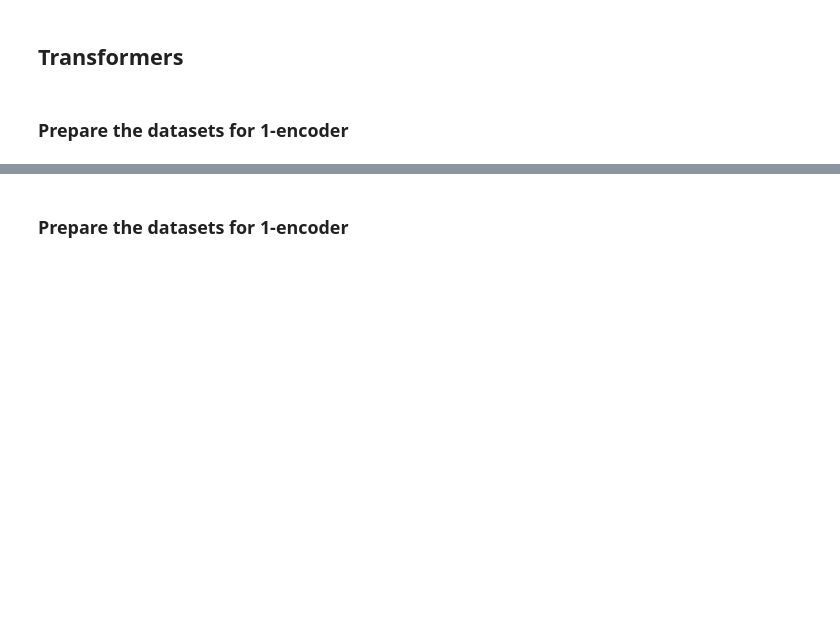
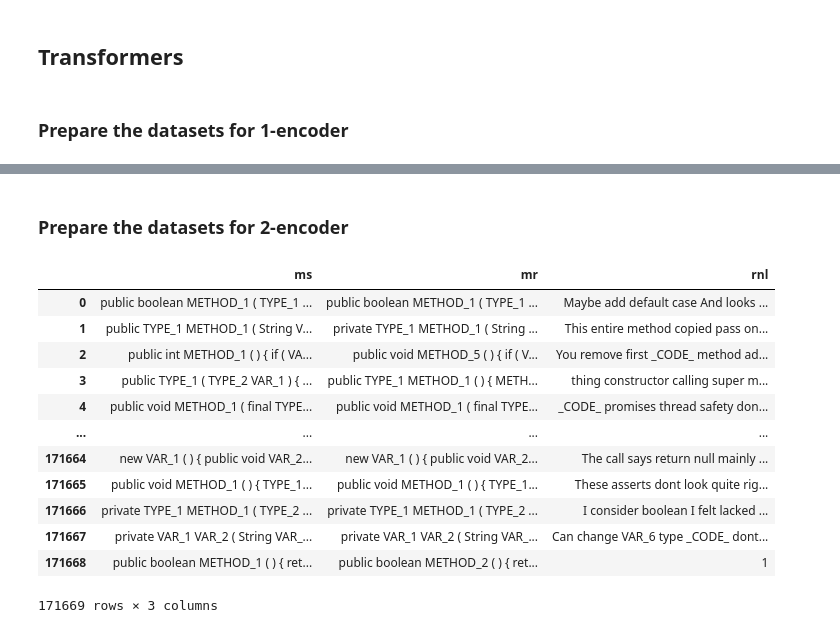
Before and after one commit to melihcatal/EmpiricalCodeReviewAnalysis, a Jupyter notebook: preprocessing.ipynb, the cells around one changed output, grey strips where cells are left out. Drawn from its saved outputs; the diff is of its cells as text; code cells hidden in the pictures; blank space fills up the shorter version.

Commit message:
prepare 2-encoder datasets for transformer model

```diff
--- a/preprocessing.ipynb
+++ b/preprocessing.ipynb
@@ -653,6 +657,24 @@ create_txt_file(y_test, tgt_test)
 create_txt_file(X_valid, src_val)
 create_txt_file(y_valid, tgt_val)
 # %% [markdown]
-### Prepare the datasets for 1-encoder
+### Prepare the datasets for 2-encoder
 # %%
 twoenc_dataset = pd.read_csv('.\data\ms_mr_rnl_dataset.csv')
+# Randomly shuffle df to have random train, test and validation sets
+twoenc_dataset = shuffle(twoenc_dataset).reset_index(drop=True)
+# %%
+twoenc_dataset
+# %% [output]
+|  | ms | mr | rnl |
+| 0 | public boolean METHOD_1 ( TYPE_1 ... | public boolean METHOD_1 ( TYPE_1 ... | Maybe add default case And looks ... |
+| 1 | public TYPE_1 METHOD_1 ( String V... | private TYPE_1 METHOD_1 ( String ... | This entire method copied pass on... |
+| 2 | public int METHOD_1 ( ) { if ( VA... | public void METHOD_5 ( ) { if ( V... | You remove first _CODE_ method ad... |
+| 3 | public TYPE_1 ( TYPE_2 VAR_1 ) { ... | public TYPE_1 METHOD_1 ( ) { METH... | thing constructor calling super m... |
+| 4 | public void METHOD_1 ( final TYPE... | public void METHOD_1 ( final TYPE... | _CODE_ promises thread safety don... |
+| ... | ... | ... | ... |
+| 171664 | new VAR_1 ( ) { public void VAR_2... | new VAR_1 ( ) { public void VAR_2... | The call says return null mainly ... |
+| 171665 | public void METHOD_1 ( ) { TYPE_1... | public void METHOD_1 ( ) { TYPE_1... | These asserts dont look quite rig... |
+| 171666 | private TYPE_1 METHOD_1 ( TYPE_2 ... | private TYPE_1 METHOD_1 ( TYPE_2 ... | I consider boolean I felt lacked ... |
+| 171667 | private VAR_1 VAR_2 ( String VAR_... | private VAR_1 VAR_2 ( String VAR_... | Can change VAR_6 type _CODE_ dont... |
+| 171668 | public boolean METHOD_1 ( ) { ret... | public boolean METHOD_2 ( ) { ret... | 1 |
+171669 rows × 3 columns
```
Also changed, not shown: parts of 7 cells of this notebook.
